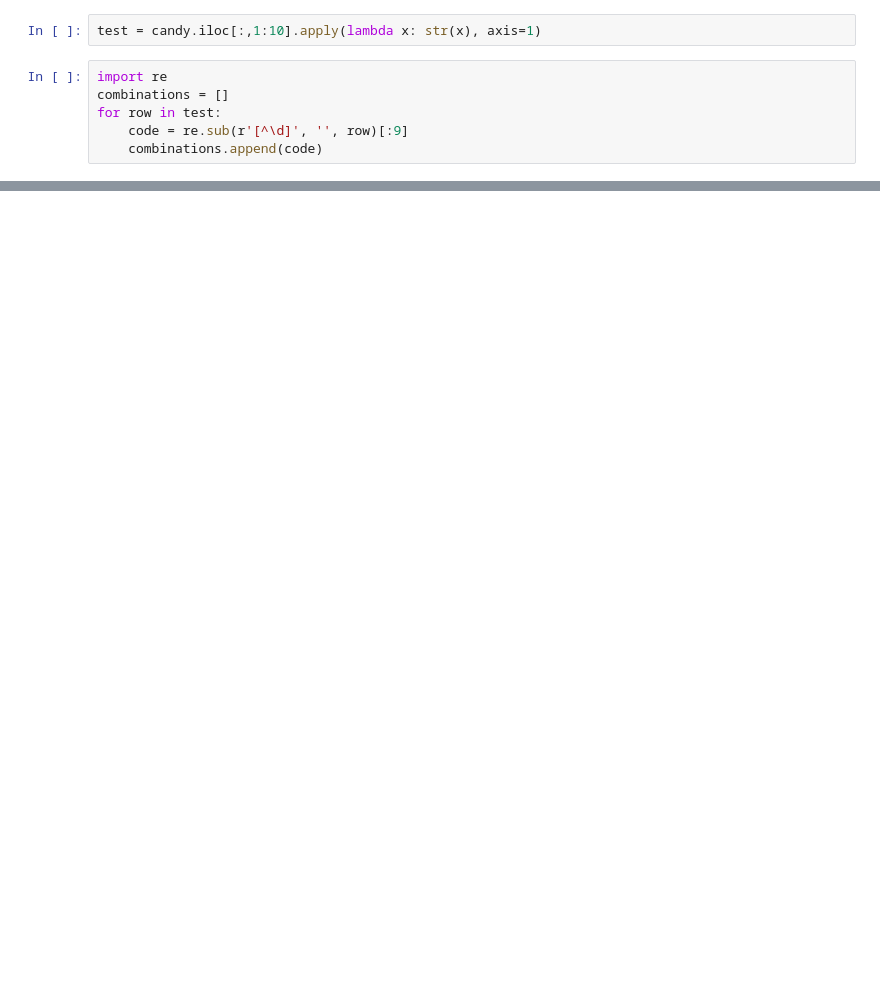
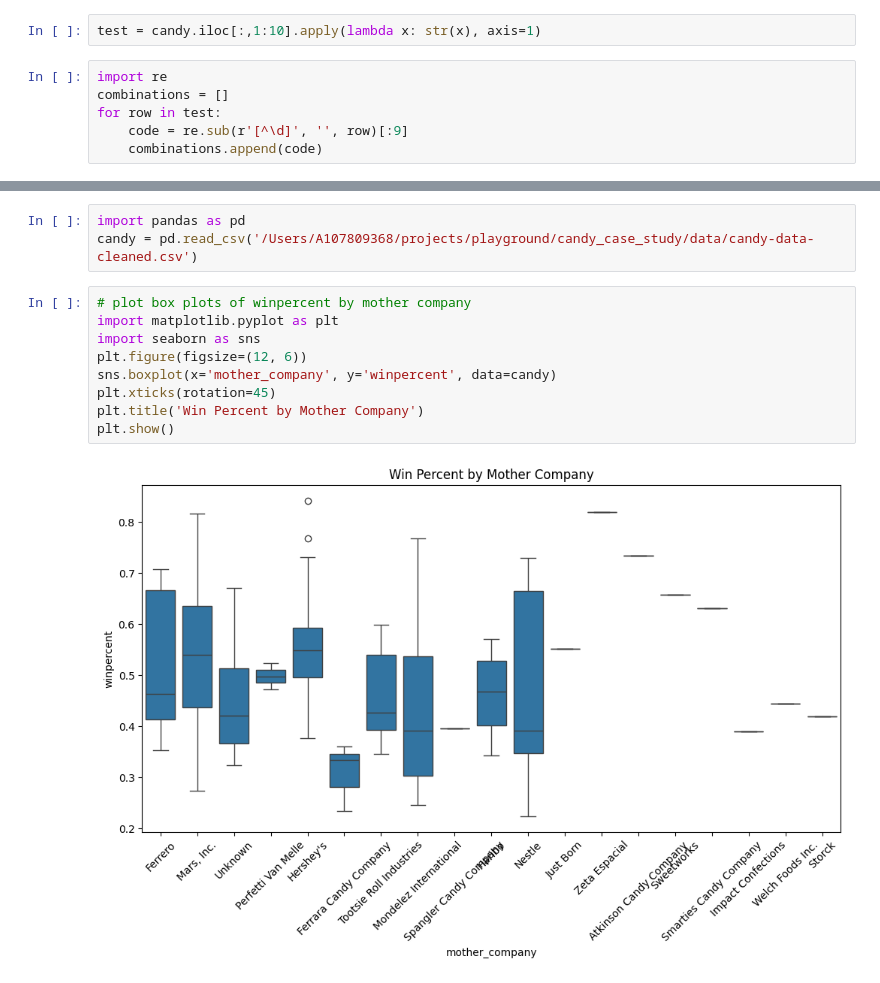
Before and after one commit to jkondek1/candy_case_study, a Jupyter notebook: notebooks/eda.ipynb, the cells around one changed output, grey strips where cells are left out. Drawn from its saved outputs; the diff is of its cells as text; blank space fills up the shorter version.

```diff
--- a/notebooks/eda.ipynb
+++ b/notebooks/eda.ipynb
@@ -158,0 +264,14 @@ Notes:
+# %%
+import pandas as pd
+candy = pd.read_csv('/Users/A107809368/projects/playground/candy_case_study/data/candy-data-cleaned.csv')
+# %%
+# plot box plots of winpercent by mother company
+import matplotlib.pyplot as plt
+import seaborn as sns
+plt.figure(figsize=(12, 6))
+sns.boxplot(x='mother_company', y='winpercent', data=candy)
+plt.xticks(rotation=45)
+plt.title('Win Percent by Mother Company')
+plt.show()
+# %% [output]
+[figure, added]
```
Also changed, not shown: parts of 39 cells of this notebook.
